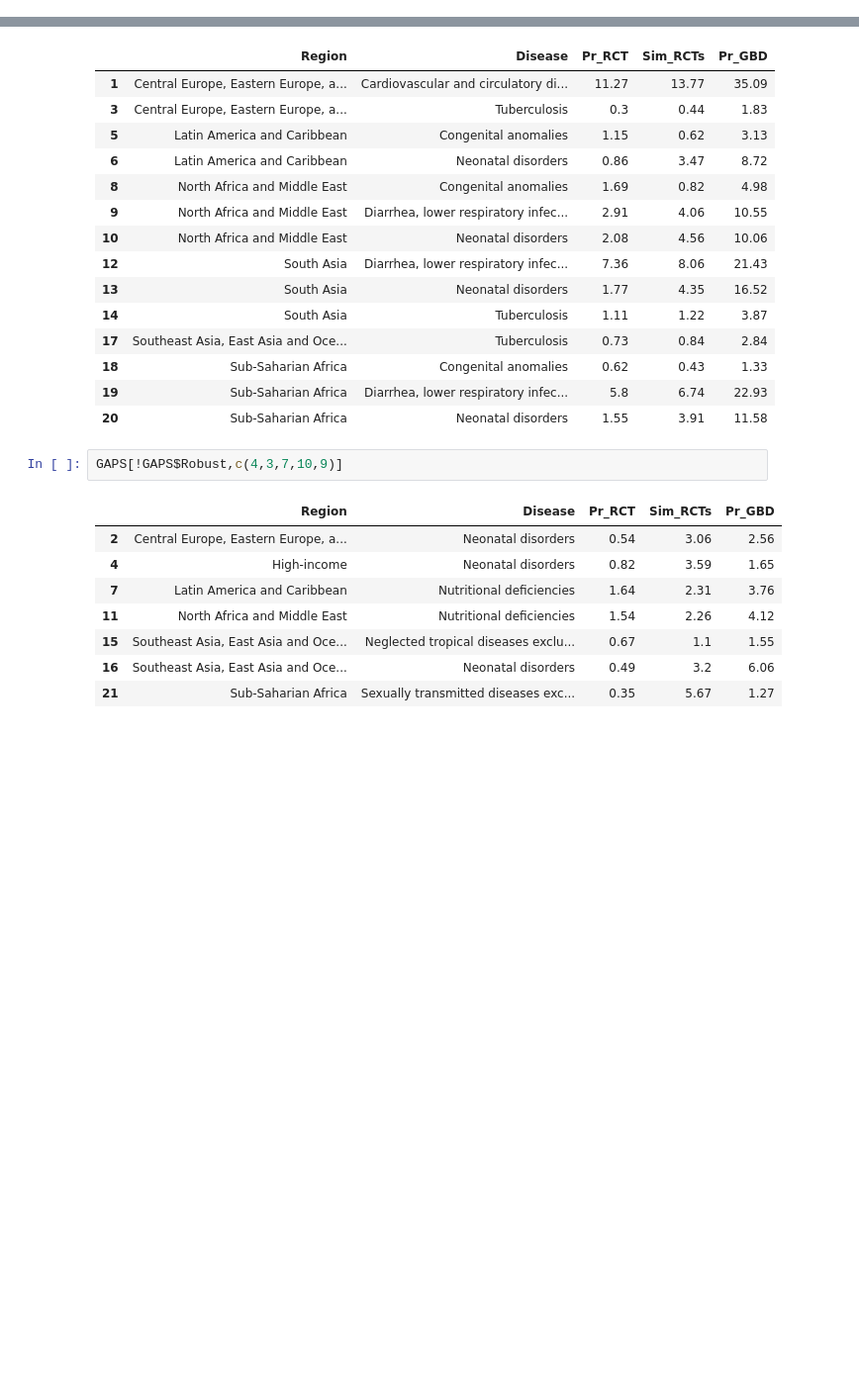
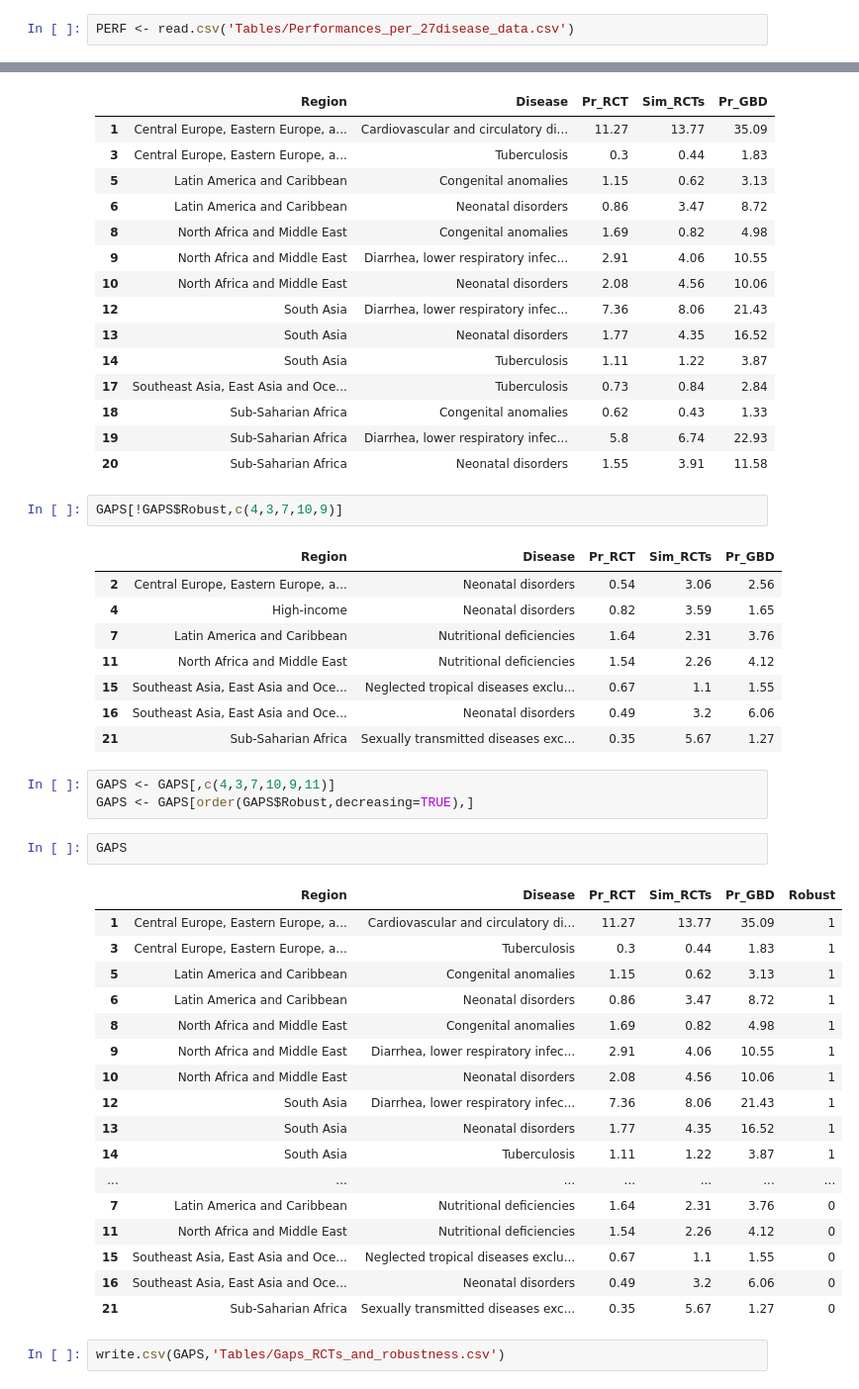
Before and after one commit to iatal/RCTvsBurden, a Jupyter notebook: E- Sensitivity analysis.ipynb, the cells around one changed output, grey strips where cells are left out. Shown at 99% size. Saved outputs shown, nothing was run; the diff lists cells and outputs as text; blank space fills up the shorter version.

```diff
--- a/E- Sensitivity analysis.ipynb
+++ b/E- Sensitivity analysis.ipynb
@@ -86,3 +106,5 @@ PERF <- read.table('/media/igna/Elements/HotelDieu/Cochrane/Mapping_Cancer/Incer
+# %%
+PERF <- read.csv('Tables/Performances_per_27disease_data.csv')
 # %%
 GAPS <- read.table('/media/igna/Elements/HotelDieu/Cochrane/Mapping_Cancer/Tables/Local_research_gaps.txt')
 # %%
@@ -305,3 +331,28 @@ GAPS[!GAPS$Robust,c(4,3,7,10,9)]
 | 15 | Southeast Asia, East Asia and Oce... | Neglected tropical diseases exclu... | 0.67 | 1.1 | 1.55 |
 | 16 | Southeast Asia, East Asia and Oce... | Neonatal disorders | 0.49 | 3.2 | 6.06 |
 | 21 | Sub-Saharian Africa | Sexually transmitted diseases exc... | 0.35 | 5.67 | 1.27 |
+# %%
+GAPS <- GAPS[,c(4,3,7,10,9,11)]
+GAPS <- GAPS[order(GAPS$Robust,decreasing=TRUE),]
+# %%
+GAPS
+# %% [output]
+|  | Region | Disease | Pr_RCT | Sim_RCTs | Pr_GBD | Robust |
+| 1 | Central Europe, Eastern Europe, a... | Cardiovascular and circulatory di... | 11.27 | 13.77 | 35.09 | 1 |
+| 3 | Central Europe, Eastern Europe, a... | Tuberculosis | 0.3 | 0.44 | 1.83 | 1 |
+| 5 | Latin America and Caribbean | Congenital anomalies | 1.15 | 0.62 | 3.13 | 1 |
+| 6 | Latin America and Caribbean | Neonatal disorders | 0.86 | 3.47 | 8.72 | 1 |
+| 8 | North Africa and Middle East | Congenital anomalies | 1.69 | 0.82 | 4.98 | 1 |
+| 9 | North Africa and Middle East | Diarrhea, lower respiratory infec... | 2.91 | 4.06 | 10.55 | 1 |
+| 10 | North Africa and Middle East | Neonatal disorders | 2.08 | 4.56 | 10.06 | 1 |
+| 12 | South Asia | Diarrhea, lower respiratory infec... | 7.36 | 8.06 | 21.43 | 1 |
+| 13 | South Asia | Neonatal disorders | 1.77 | 4.35 | 16.52 | 1 |
+| 14 | South Asia | Tuberculosis | 1.11 | 1.22 | 3.87 | 1 |
+| ... | ... | ... | ... | ... | ... | ... |
+| 7 | Latin America and Caribbean | Nutritional deficiencies | 1.64 | 2.31 | 3.76 | 0 |
+| 11 | North Africa and Middle East | Nutritional deficiencies | 1.54 | 2.26 | 4.12 | 0 |
+| 15 | Southeast Asia, East Asia and Oce... | Neglected tropical diseases exclu... | 0.67 | 1.1 | 1.55 | 0 |
+| 16 | Southeast Asia, East Asia and Oce... | Neonatal disorders | 0.49 | 3.2 | 6.06 | 0 |
+| 21 | Sub-Saharian Africa | Sexually transmitted diseases exc... | 0.35 | 5.67 | 1.27 | 0 |
+# %%
+write.csv(GAPS,'Tables/Gaps_RCTs_and_robustness.csv')
```
Also changed, not shown: parts of 6 cells of this notebook, 2 other files.
